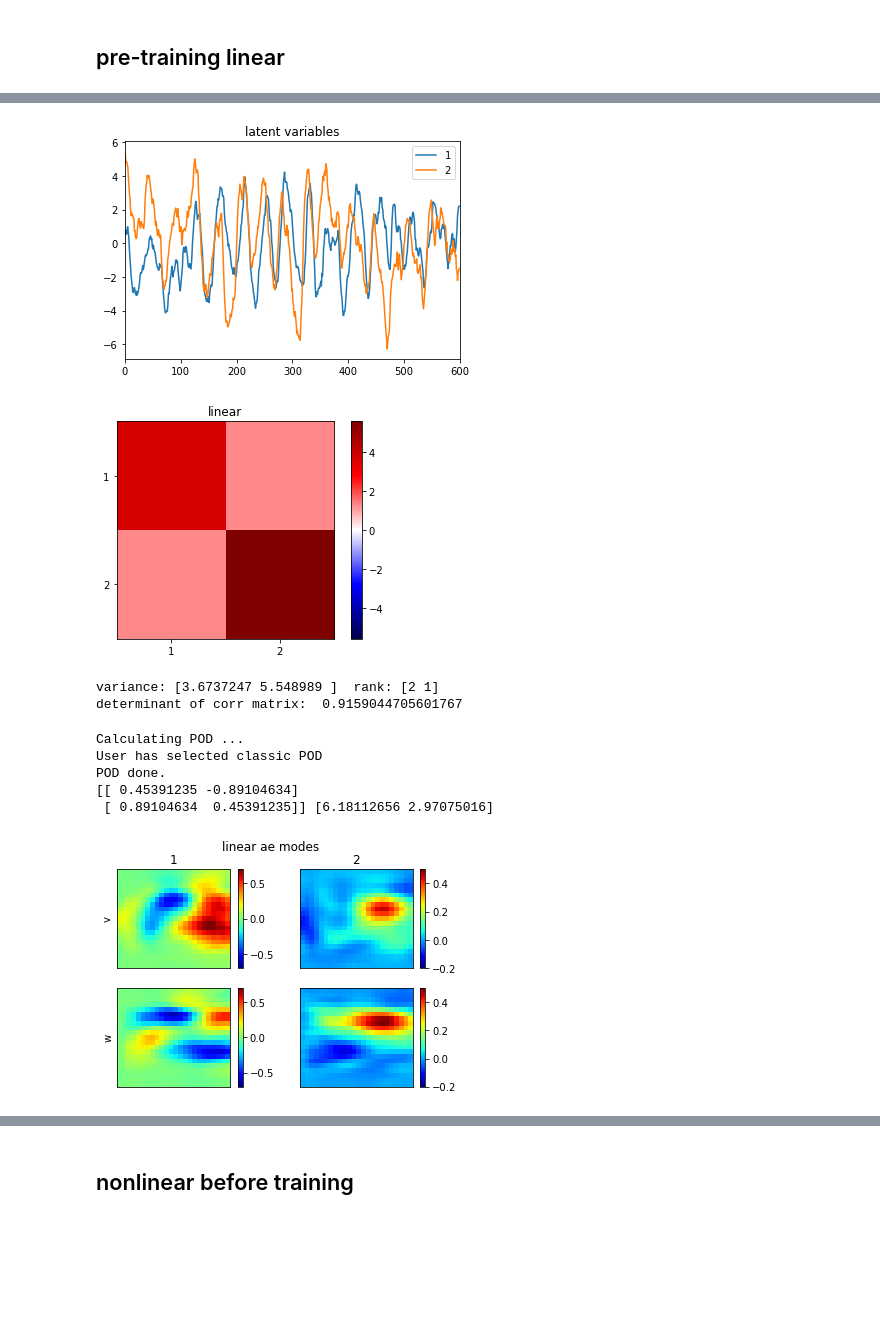
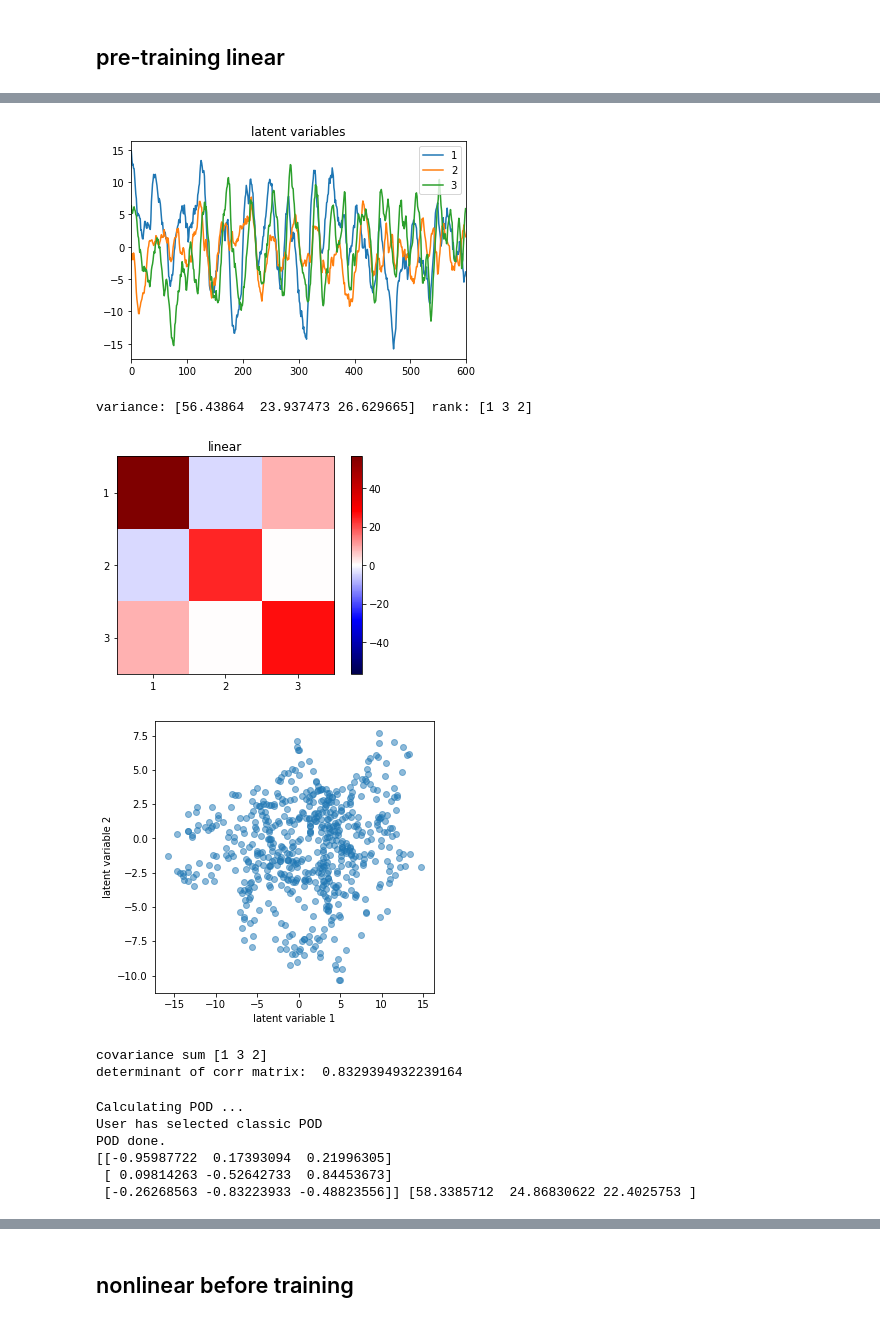
Before and after one commit to MagriLab/MD-CNN-AE, a Jupyter notebook: experiment.ipynb, the cells around one changed output, grey strips where cells are left out. Drawn from its saved outputs; the diff is of its cells as text; code cells hidden in the pictures; blank space fills up the shorter version.

```diff
--- a/experiment.ipynb
+++ b/experiment.ipynb
@@ -59,7 +62,7 @@ REMOVE_MEAN = True # train on fluctuating velocity
 lmb = 0.001 #1e-05 #regulariser
 drop_rate = 0.0
 features_layers = [32, 64, 128]
-latent_dim = 2
+latent_dim = 3
 act_fct = 'linear'
 resize_meth = 'bilinear'
 filter_window= (5,5)
@@ -127,7 +131,8 @@ ________________________________________________________________________________
 hist_train = []
 hist_val = []
 # %%
-pat = 100 # EarlyStopping
+## training
+pat = 200 # EarlyStopping
 tempfn = './temp_pre-training-linear.h5'
 model_cb=ModelCheckpoint(tempfn, monitor='val_loss',save_best_only=True,verbose=0,save_weights_only=True)
 early_cb=EarlyStopping(monitor='val_loss', patience=pat,verbose=0)
@@ -175,4 +179,4 @@ plt.show()
 # %%
-mdl_linear.load_weights('./__experiments/pre-training-linear-1.h5')
+mdl_linear.load_weights(tempfn)
 print('best training loss:',mdl_linear.evaluate(u_train[0,:,:,:,:],u_train[0,:,:,:,:],verbose=0))
 # %% [output]
@@ -219,62 +223,55 @@ plt.title('latent variables')
 plt.legend()
 plt.show()
 # %% [output]
-[figure, old version]
+[figure, new version]
 # %%
-cov = latent_test.T@latent_test/(Ntest-1)
-# cov = latent_train.T@latent_train/(Ntrain-1)
+# cov = latent_test.T@latent_test/(Ntest-1)
+cov = latent_train.T@latent_train/(Ntrain-1)
 # cov = np.cov(latent_test.T)
 vmax = np.max(cov)
 plt.figure()
 plt.title('linear')
 plt.imshow(cov,cmap='seismic',vmin=-vmax,vmax=vmax,extent=[0.5,latent_dim+0.5,latent_dim+0.5,0.5]) # vmin=-1,vmax=1,
 plt.xticks(np.arange(latent_dim)+1)
 plt.yticks(np.arange(latent_dim)+1)
 plt.colorbar()
-plt.show()
+
 sort_idx = np.argsort(np.diag(cov))
 rank_var = np.arange(1,latent_dim+1)[np.flip(sort_idx)]
 print('variance:',np.diag(cov),' rank:',rank_var)
 
-# covar_sum = np.sum(abs(cov-np.diag(np.diag(cov))),axis=0)
-# sort_idx = np.argsort(covar_sum)
-# rank_cov = np.arange(1,latent_dim+1)[np.flip(sort_idx)]
-# print('covariance sum',rank_cov)
+# compare two variables
+pltz = [0,1]
+plt.figure(figsize=(5,5))
+plt.scatter(latent_test[:,pltz[0]],latent_test[:,pltz[1]],alpha=0.5)
+plt.xlabel("latent variable %i"%(pltz[0]+1))
+plt.ylabel("latent variable %i"%(pltz[1]+1))
+# plt.xlim([-10,10])
+# plt.ylim([-10,10])
+# plt.plot([0,0.45391235],[0,0.89104634],linewidth=3,color='r')
+# plt.plot([0,-0.89104634],[0,0.45391235],linewidth=3,color='r')
+plt.show()
+covar_sum = np.sum(abs(cov-np.diag(np.diag(cov))),axis=0)
+sort_idx = np.argsort(covar_sum)
+rank_cov = np.arange(1,latent_dim+1)[np.flip(sort_idx)]
+print('covariance sum',rank_cov)
 
 det = np.linalg.det(np.corrcoef(latent_test.T))
 print('determinant of corr matrix: ',det)
 # %% [output]
+variance: [56.43864  23.937473 26.629665]  rank: [1 3 2]
-[figure, old version]
+[figure, new version]
-variance: [3.6737247 5.548989 ]  rank: [2 1]
-determinant of corr matrix:  0.9159044705601767
+[figure, added]
+covariance sum [1 3 2]
+determinant of corr matrix:  0.8329394932239164
 # %%
-pod_1 = md.POD(latent_test.T,method='classic')
+pod_1 = md.POD(latent_train.T,method='classic')
 m_1,lam_1 = pod_1.get_modes()
 print(m_1,lam_1)
 # %% [output]
 Calculating POD ...
 User has selected classic POD
 POD done.
-[[ 0.45391235 -0.89104634]
- [ 0.89104634  0.45391235]] [6.18112656 2.97075016]
+[[-0.95987722  0.17393094  0.21996305]
+ [ 0.09814263 -0.52642733  0.84453673]
+ [-0.26268563 -0.83223933 -0.48823556]] [58.3385712  24.86830622 22.4025753 ]
-# %%
-fig,ax = plt.subplots(2,2)
-fig.suptitle('linear ae modes')
-im00 = ax[0,0].imshow(linear_decoders[0].predict(np.reshape(1,(1,1)))[0,:,:,0],'jet',vmax=0.7,vmin=-0.7)
-im10 = ax[1,0].imshow(linear_decoders[0].predict(np.reshape(1,(1,1)))[0,:,:,1],'jet',vmax=0.7,vmin=-0.7)
-im01 = ax[0,1].imshow(linear_decoders[1].predict(np.reshape(1,(1,1)))[0,:,:,0],'jet',vmax=0.5,vmin=-0.2)
-im11 = ax[1,1].imshow(linear_decoders[1].predict(np.reshape(1,(1,1)))[0,:,:,1],'jet',vmax=0.5,vmin=-0.2)
-for x in ax.flatten():
-    x.set_xticks([])
-    x.set_yticks([])
-ax[0,0].set_ylabel('v')
-ax[1,0].set_ylabel('w')
-ax[0,0].set_title('1')
-ax[0,1].set_title('2')
-plt.colorbar(im00,ax=ax[0,0])
-plt.colorbar(im01,ax=ax[0,1])
-plt.colorbar(im10,ax=ax[1,0])
-plt.colorbar(im11,ax=ax[1,1])
-plt.show()
-# %% [output]
-[figure, removed]
```
Also changed, not shown: parts of 33 cells of this notebook, 12 other files.
